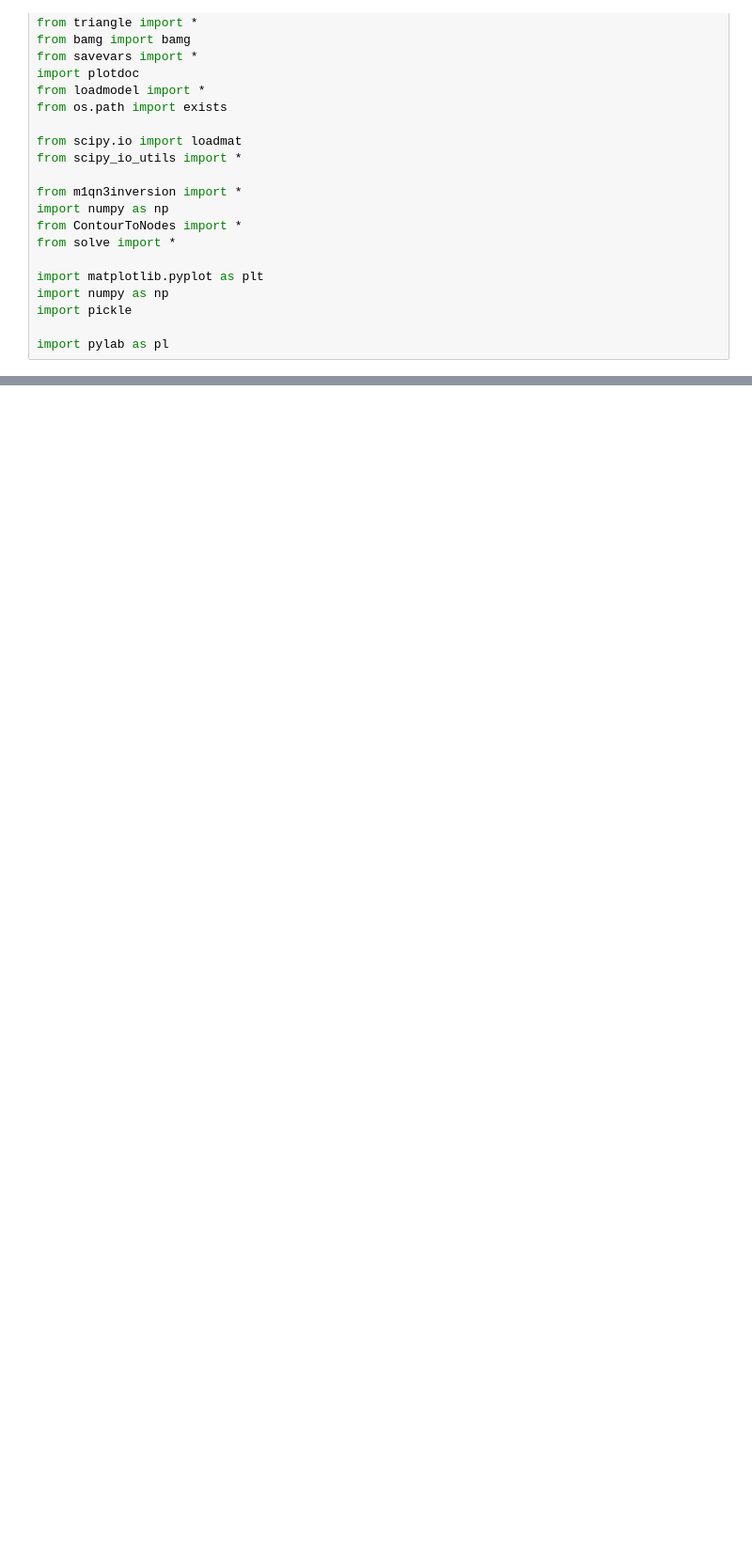
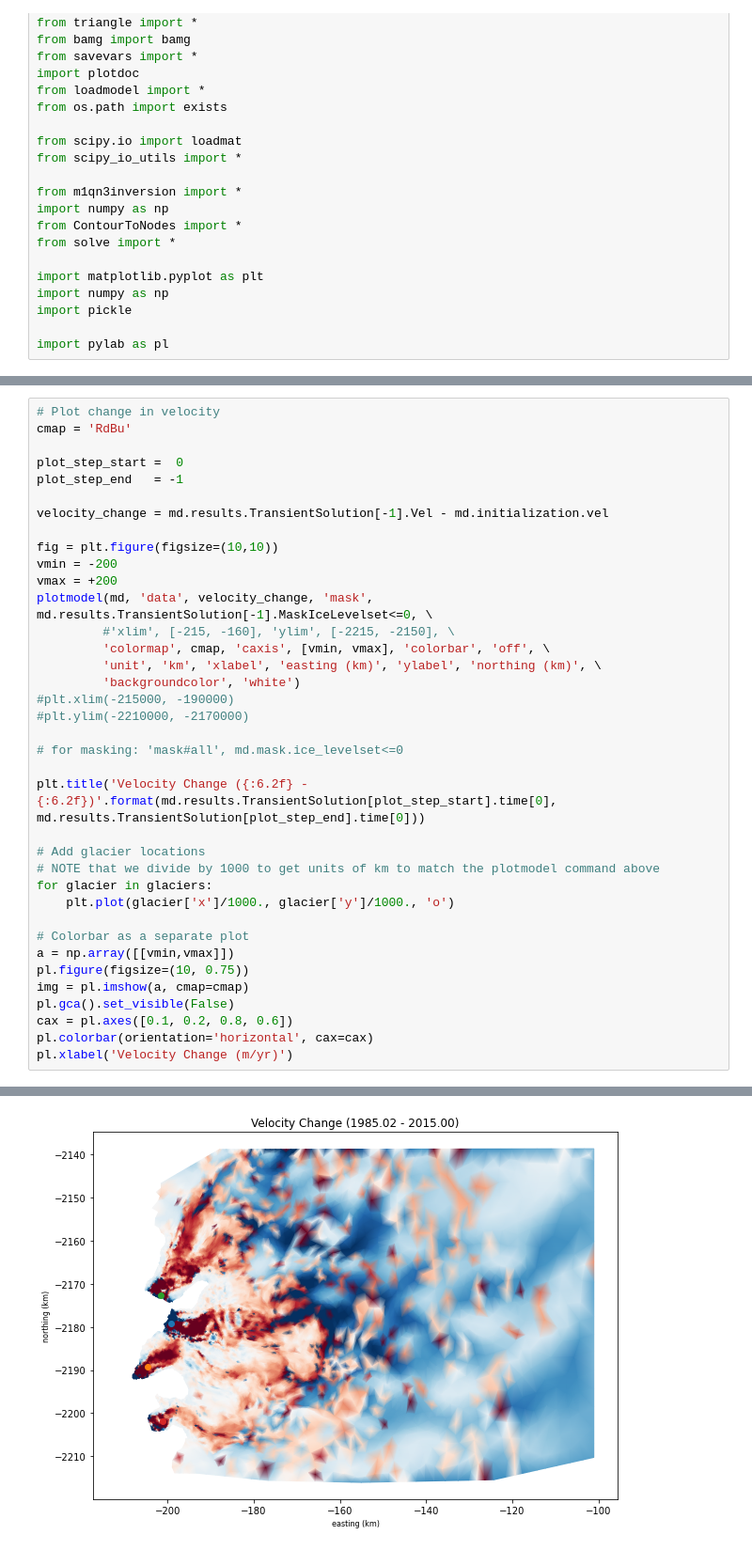
Before and after one commit to dfelikson/GrIS_Outlet_Glacier_Seasonal_dhdt, a Jupyter notebook: plot_model_output.ipynb, the cells around one changed output, grey strips where cells are left out. Shown: that part at 94% size. Cells and saved outputs as stored; diff of their text form; blank space fills up the shorter version.

```diff
--- a/plot_model_output.ipynb
+++ b/plot_model_output.ipynb
@@ -99 +99,39 @@ Text(0.5, 0, 'thickness change (m)')
 [figure]
+# %%
+# Plot change in velocity
+cmap = 'RdBu'
+
+plot_step_start =  0
+plot_step_end   = -1
+
+velocity_change = md.results.TransientSolution[-1].Vel - md.initialization.vel
+
+fig = plt.figure(figsize=(10,10))
+vmin = -200
+vmax = +200
+plotmodel(md, 'data', velocity_change, 'mask', md.results.TransientSolution[-1].MaskIceLevelset<=0, \
+         #'xlim', [-215, -160], 'ylim', [-2215, -2150], \
+         'colormap', cmap, 'caxis', [vmin, vmax], 'colorbar', 'off', \
+         'unit', 'km', 'xlabel', 'easting (km)', 'ylabel', 'northing (km)', \
+         'backgroundcolor', 'white')
+#plt.xlim(-215000, -190000)
+#plt.ylim(-2210000, -2170000)
+
+# for masking: 'mask#all', md.mask.ice_levelset<=0
+
+plt.title('Velocity Change ({:6.2f} - {:6.2f})'.format(md.results.TransientSolution[plot_step_start].time[0], md.results.TransientSolution[plot_step_end].time[0]))
+
+# Add glacier locations
+# NOTE that we divide by 1000 to get units of km to match the plotmodel command above
+for glacier in glaciers:
+    plt.plot(glacier['x']/1000., glacier['y']/1000., 'o')
+
+# Colorbar as a separate plot
+a = np.array([[vmin,vmax]])
+pl.figure(figsize=(10, 0.75))
+img = pl.imshow(a, cmap=cmap)
+pl.gca().set_visible(False)
+cax = pl.axes([0.1, 0.2, 0.8, 0.6])
+pl.colorbar(orientation='horizontal', cax=cax)
+pl.xlabel('Velocity Change (m/yr)')
+# %% [output]
@@ -99,0 +140 @@ Text(0.5, 0, 'thickness change (m)')
+[figure, added]
```
Also changed, not shown: parts of 8 cells of this notebook.
